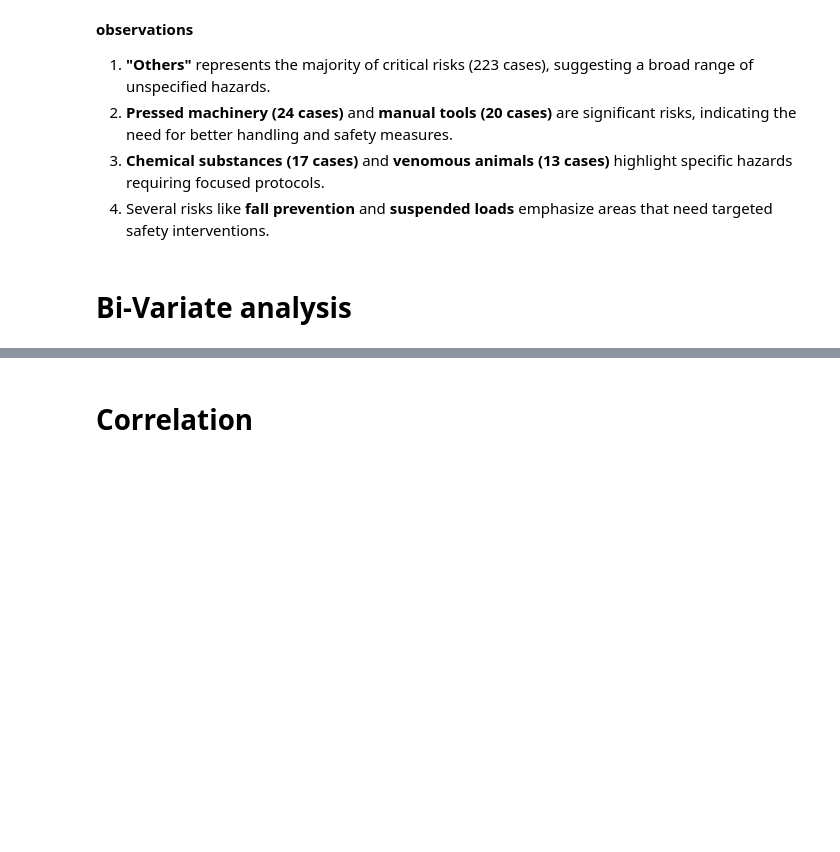
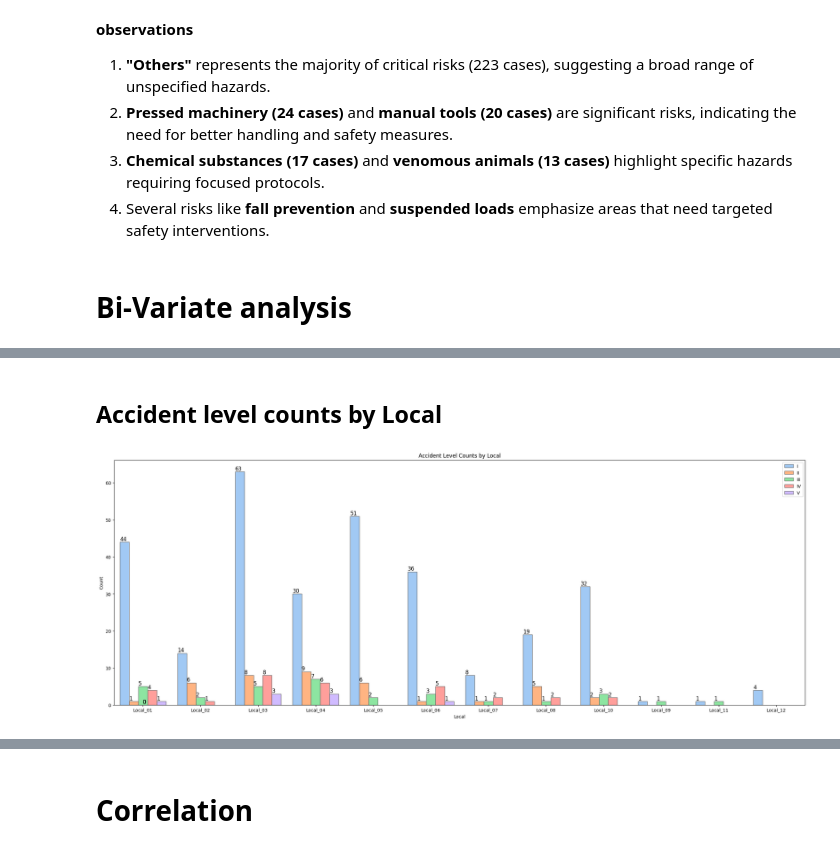
Before and after one commit to nairrajiv/nlpchatbot, a Jupyter notebook: NLP_Chatbot_Gr3.ipynb, the cells around one changed output, grey strips where cells are left out. Cells and saved outputs as stored; diff of their text form; code cells hidden in the pictures; blank space fills up the shorter version.

```diff
--- a/NLP_Chatbot_Gr3.ipynb
+++ b/NLP_Chatbot_Gr3.ipynb
@@ -429,0 +467,6 @@ plt.show()
+# %% [markdown]
+## Accident level counts by Local
+# %%
+plot_count_with_hue(industry_df, 'Local', 'Accident Level', figsize=(28, 10),palette='pastel', title='Accident Level Counts by Local')
+# %% [output]
+[figure, added]
```
Also changed, not shown: parts of 23 cells of this notebook.
